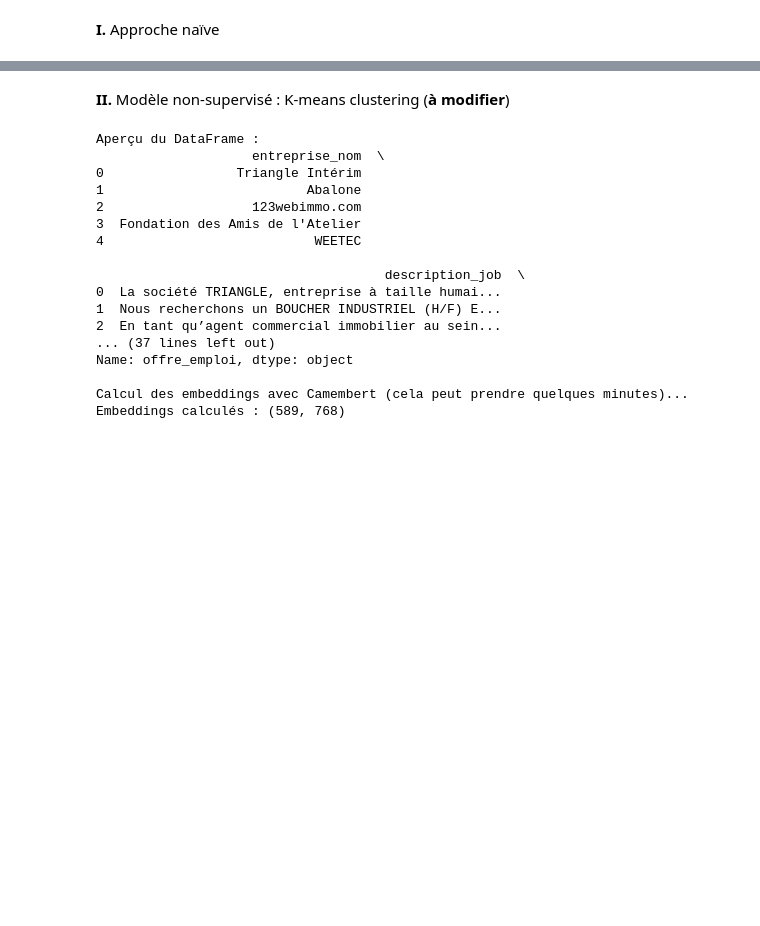
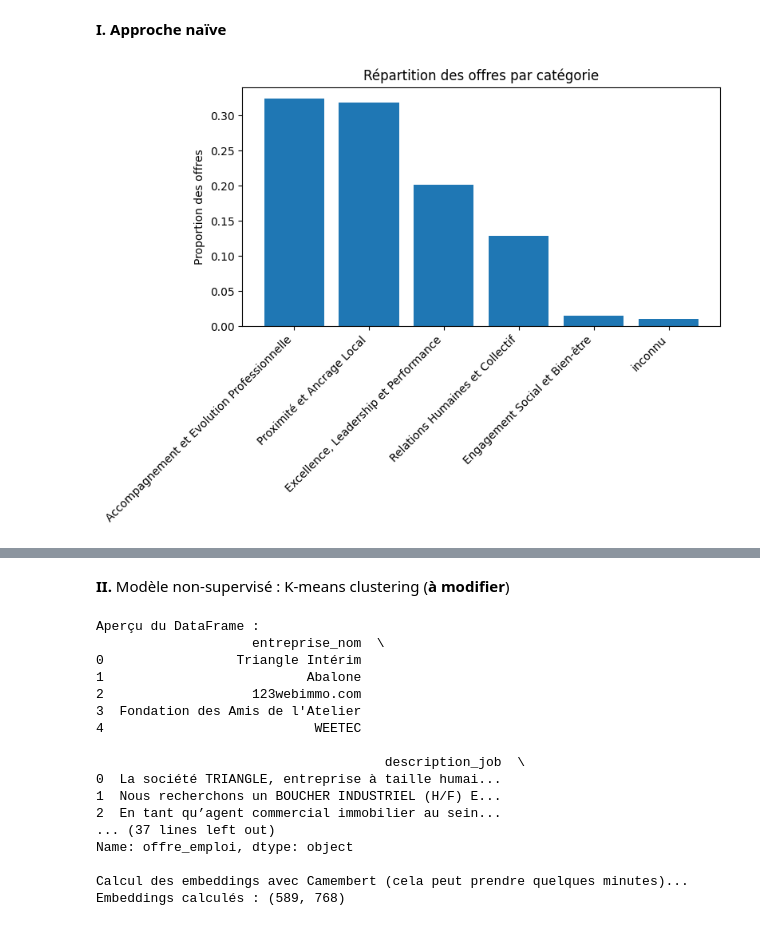
Before and after one commit to philipaslls/statapp, a Jupyter notebook: main.ipynb, the cells around one changed output, grey strips where cells are left out. Saved outputs shown, nothing was run; the diff lists cells and outputs as text; code cells hidden in the pictures; blank space fills up the shorter version.

```diff
--- a/main.ipynb
+++ b/main.ipynb
@@ -142,50 +92,67 @@ def clean_and_lemmatize(text):
 
 df["offre_emploi"] = df["offre_emploi"].apply(clean_and_lemmatize)
 # %% [markdown]
-**I.** Approche naïve
+**I.** **Approche naïve**
+# %%
+file_path = os.path.join(os.getcwd(),"csv's", "lematised700.csv")
+df = pd.read_csv(file_path, sep=",", low_memory=False)
+cols_to_merge = [col for col in df.columns if col.lower() != "catégories"]
+df["offre_emploi"] = df[cols_to_merge].apply(lambda x: " ".join(x.dropna().astype(str)), axis=1)
 # %%
 #première classification : on regarde le nombre d'occurrences de chaque mot associé à chaque
 #catégorie, à partir de là on établit un score pour chaque catégorie et on assigne à une offre
 #d'emploi la catégorie pour laquelle le score est le plus élevé
 
+
+#Fonction de classification et dict. de mots‑clés (5 catégories seulement) ---
 def classify_offer(text, keywords_dict):
-    scores = {category: 0 for category in keywords_dict}
-
-    for category, keywords in keywords_dict.items():
-        scores[category] += sum(text.count(keyword) for keyword in keywords)
-
+    scores = {cat: 0 for cat in keywords_dict}
+    for cat, kws in keywords_dict.items():
+        scores[cat] += sum(text.lower().count(k.lower()) for k in kws)
     return max(scores, key=scores.get) if max(scores.values()) > 0 else "inconnu"
-
-#dictionnaire avec mots clés :
 
 keywords_dict = {
     "Excellence, Leadership et Performance": [
-        "leader", "leadership", "lead", "diriger", "décider", "excellence", "exceller", "haut niveau", "prestigieux", "prestige", "réputation", "réputé", "certification",
-        "expert", "expertise", "compétence", "qualifié", "qualité", "performance", "performant", "responsabilité"
+        "leader", "leadership", "lead", "diriger", "décider", "excellence", "exceller",
+        "haut niveau", "prestigieux", "prestige", "réputation", "réputé", "certification",
+        "expert", "expertise", "compétence", "qualifié", "qualité", "performance",
+        "performant", "responsabilité"
     ],
     "Accompagnement et Evolution Professionnelle": [
-        "accompagnement", "accompagner", "évolution", "évoluer", "formation", "formation continu", "développement", "développer", "carrière", "professionnel", "promotion",
-        "succès", "opportunité", "soutien"
+        "accompagnement", "accompagner", "évolution", "évoluer", "formation", "formation continu",
+        "développement", "développer", "carrière", "professionnel", "promotion", "succès",
+        "opportunité", "soutien"
     ],
     "Proximité et Ancrage Local": [
-        "proximité", "ancrage local", "lien", "relation client", "territoire", "local", "régional",
-        "implantation", "département", "acteur", "région"
+        "proximité", "ancrage local", "lien", "relation client", "territoire", "local",
+        "régional", "implantation", "département", "acteur", "région"
     ],
     "Relations Humaines et Collectif": [
-        "esprit déquipe", "équipe", "familial", "convivialité", "convivial", "entraide", "partage", "solidarité", "respect",
-        "famille", "cohésion"
+        "esprit d'équipe", "équipe", "familial", "convivialité", "convivial", "entraide",
+        "partage", "solidarité", "respect", "famille", "cohésion"
     ],
-    "Engagement Social et Bien-être": [
-        "rse", "social", "citoyen", "planete", "durable", "développement durable", "inclusion", "handicap", "diversité", "impact social",
-        "bienêtre", "environnement", "santé"
-    ]#,
-    #"Innovation et Technologie": [
-    #    "innovation", "tech", "technologie", "transformation digital", "croissance", "expansion", "startup", "modernisation", "intelligence artificiel", "ia", "ai", "artificiel", "logiciel",
-    #    "inovant", "r&d"
-    #]
+    "Engagement Social et Bien‑être": [
+        "rse", "social", "citoyen", "planete", "durable", "développement durable",
+        "inclusion", "handicap", "diversité", "impact social", "bienêtre", "environnement",
+        "santé"
+    ]
 }
 
-df["valeur_dominante"] = df["offre_emploi"].apply(lambda x: classify_offer(x, keywords_dict))
+# Appliquer la classification
+df['valeur_dominante'] = df['offre_emploi'].apply(lambda txt: classify_offer(txt, keywords_dict))
+
+# --- 3. Calcul et graphique ---
+proportions = df['valeur_dominante'].value_counts(normalize=True)
+
+plt.figure(figsize=(8, 6))
+plt.bar(proportions.index, proportions.values)
+plt.ylabel('Proportion des offres')
+plt.title('Répartition des offres par catégorie')
+plt.xticks(rotation=45, ha='right')
+plt.tight_layout()
+plt.show()
+# %% [output]
+[figure, added]
 # %%
 #deuxième classification : on fait la même chose mais on accorde davantage de poids aux mots rares
 #car ils sont plus discriminants, en utilisant TF-IDF
```
Also changed, not shown: parts of 17 cells of this notebook, 10 other files.
